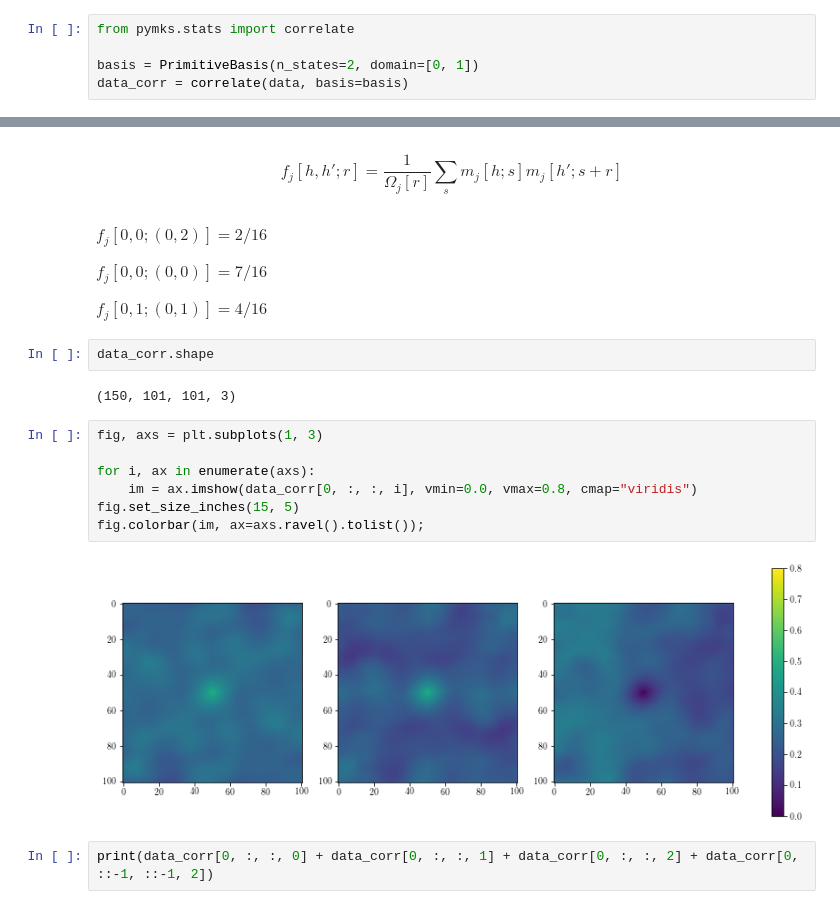
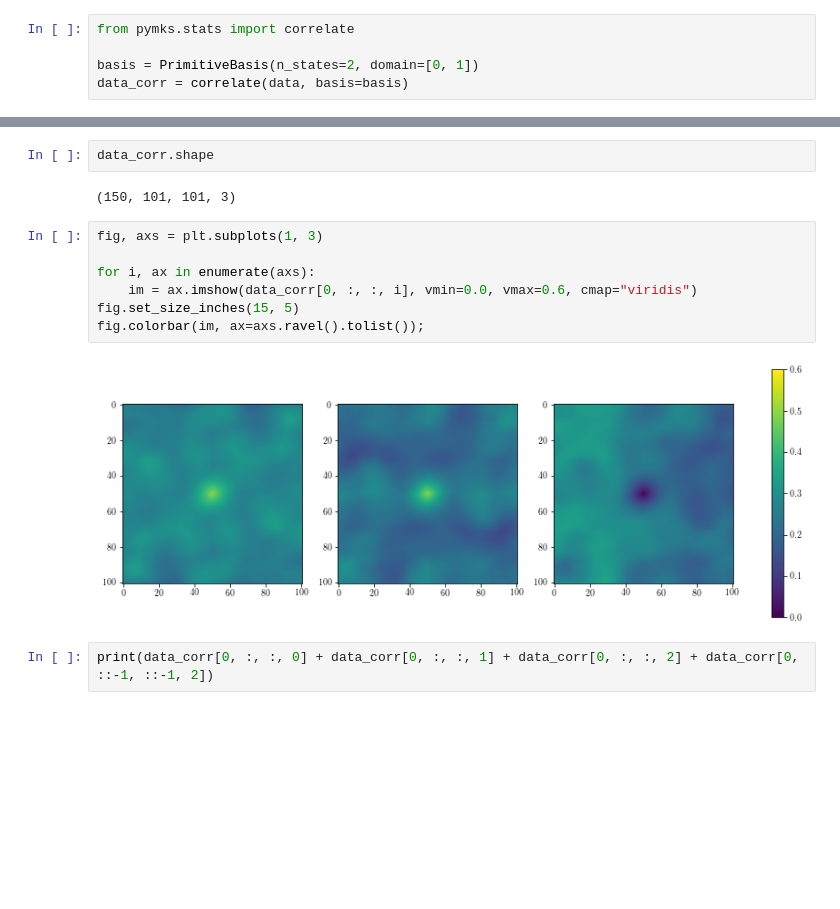
Before and after one commit to materialsinnovation/mks-tutorial, a Jupyter notebook: notebooks/part2-2point-stats.ipynb, the cells around one changed output, grey strips where cells are left out. Cells and saved outputs as stored; diff of their text form; blank space fills up the shorter version.

```diff
--- a/notebooks/part2-2point-stats.ipynb
+++ b/notebooks/part2-2point-stats.ipynb
@@ -119,11 +135,3 @@ data_corr = correlate(data, basis=basis)
-# %% [markdown]
-$$f_j[h, h';r] = \frac{1}{\Omega_j[r]} \sum_s m_j[h; s] m_j[h'; s + r]$$
-# %% [markdown]
-$f_j[0,0;(0,2)] = 2 / 16$
-
-$f_j[0,0;(0, 0)] = 7 / 16 $
-
-$f_j[0,1;(0, 1)] = 4 / 16$
 # %%
 data_corr.shape
 # %% [output]
@@ -131,12 +139,12 @@ data_corr.shape
 # %%
 fig, axs = plt.subplots(1, 3)
 
 for i, ax in enumerate(axs):
-    im = ax.imshow(data_corr[0, :, :, i], vmin=0.0, vmax=0.8, cmap="viridis")
+    im = ax.imshow(data_corr[0, :, :, i], vmin=0.0, vmax=0.6, cmap="viridis")
 fig.set_size_inches(15, 5)
 fig.colorbar(im, ax=axs.ravel().tolist());
 # %% [output]
-[figure, old version]
+[figure, new version]
 # %%
 print(data_corr[0, :, :, 0] + data_corr[0, :, :, 1] + data_corr[0, :, :, 2] + data_corr[0, ::-1, ::-1, 2])
 # %% [output]
```
Also changed, not shown: parts of 21 cells of this notebook, 1 other file.
